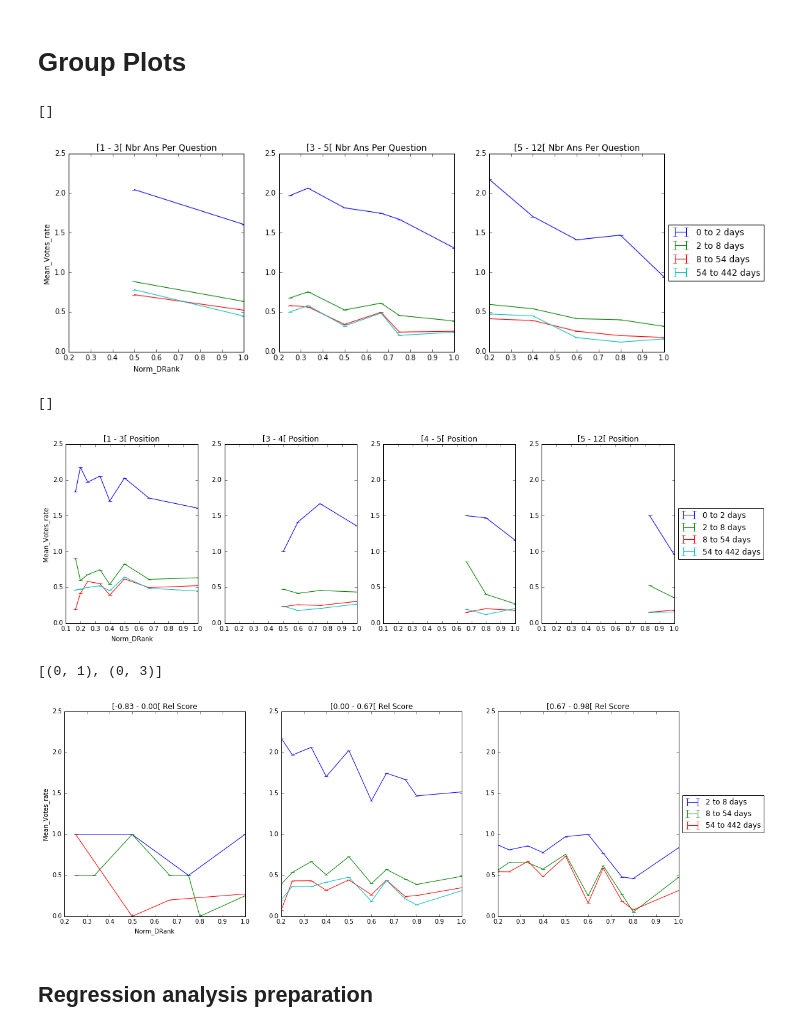
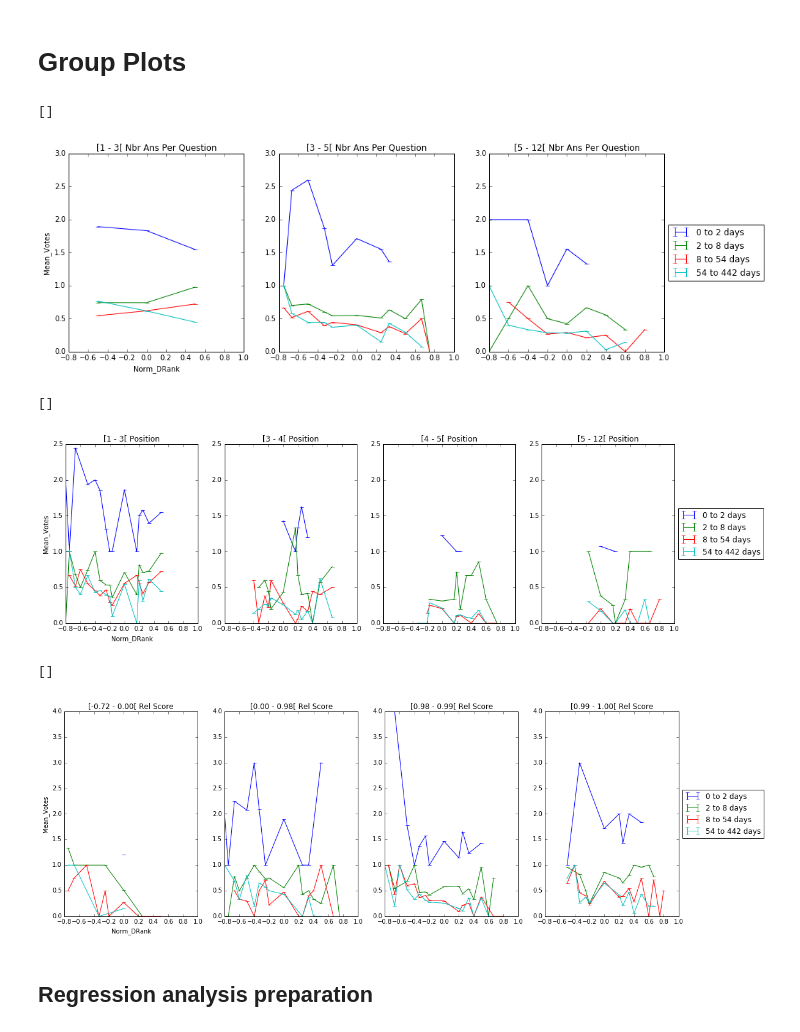
Before and after one commit to JoelDan192/Predictive-model-for-the-voting-system-in-SE-network, a Jupyter notebook: results/Dataset_groups.ipynb, the cells around one changed output. Drawn from its saved outputs; the diff is of its cells as text; code cells hidden in the pictures.

Commit message:
ReScore includes prior quality. Qnnet generation is no longer missing a vote

```diff
--- a/results/Dataset_groups.ipynb
+++ b/results/Dataset_groups.ipynb
@@ -297,18 +297,18 @@ def reverse_groups(groups,unit='days'):
 # %%
 from functools import partial
 
-age_intervals = get_intervals('Age_vot',[0,.25,.5,.65,.8,.9,1.0])
+age_intervals = get_intervals('Age',[0,.25,.5,.65,.8,.9,1.0])
 pos_intervals = get_intervals('AnsRank',[0,.75,.85,.95,1.0])
 rscore_intervals = get_intervals('ReScore',[0,.1,.5,.75,1.0])
 anscount_intervals = get_intervals('Ans_count',[0,.5,.6,.8,1.0])
 # %%
-votes['Age_vot_group'] = votes['Age_vot'].apply(partial(get_group,age_intervals))
+votes['Age_group'] = votes['Age'].apply(partial(get_group,age_intervals))
 votes['AnsRank_group'] = votes['AnsRank'].apply(partial(get_group,pos_intervals))
 votes['ReScore_group'] = votes['ReScore'].apply(partial(get_group,rscore_intervals))
 votes['Ans_count_group'] = votes['Ans_count'].apply(partial(get_group,anscount_intervals))
 # %%
 ReverseGroups = {}
-ReverseGroups['Age_vot_group'] = reverse_groups(age_intervals)
+ReverseGroups['Age_group'] = reverse_groups(age_intervals)
 ReverseGroups['AnsRank_group'] = reverse_groups(pos_intervals,unit='Position')
 ReverseGroups['ReScore_group'] = reverse_groups(rscore_intervals,unit='Rel Score')
 ReverseGroups['Ans_count_group'] = reverse_groups(anscount_intervals,unit='Nbr Ans Per Question')
@@ -358,7 +359,7 @@ def plot_by(filtered_df,row_att_n, col_att_n,xpred_n,ypred_n,xfsize,yfsize,verbo
     row_group_name = row_att_n+'_group'
     col_group_name = col_att_n+'_group'
 
-    groups = filtered_df.sort_values(by=['Age_vot']).groupby([row_group_name,col_group_name])
+    groups = filtered_df.sort_values(by=['Age']).groupby([row_group_name,col_group_name])
 
     n_rows,n_cols = len(filtered_df[row_group_name].unique()),len(filtered_df[col_group_name].unique())
     sort_rows = {e:i for i,e in enumerate(filtered_df[row_group_name].sort_values().unique())}
@@ -395,7 +396,7 @@ def plot_by(filtered_df,row_att_n, col_att_n,xpred_n,ypred_n,xfsize,yfsize,verbo
             ax.legend(loc='center left',bbox_to_anchor=(1, .5))
 
         if col_g==1:
-            plt.ylabel('Mean_%s_rate'%ypred_n)
+            plt.ylabel('Mean_%s'%ypred_n)
             plt.xlabel(xpred_n)
 
         if rw_g==0:
@@ -412,29 +413,29 @@ nb_ans = 5
 nb_age_groups = 4
 data = votes[(votes.Ans_count>1) &(votes.Age_vot_group<=4)]
 data = data[(data['Ans_count']<=nb_ans)&(data['Age_vot_group']<=nb_age_groups-1)]
-plot_by(data,'Age_vot','Ans_count','Norm_DRank','Votes',15,5,errbars=False)
+plot_by(data,'Age','Ans_count','Norm_DRank','Votes',15,5,errbars=False)
 # %% [output]
 []
-[figure, old version]
+[figure, new version]
 # %%
 nb_ans = 6
 nb_age_groups = 4
 data = votes[(votes.Ans_count>1)]#&(votes.Age_vot_group==3)]
 data = data[(data['Ans_count']<=nb_ans)&(data['Age_vot_group']<=nb_age_groups-1)]
-plot_by(data,'Age_vot','AnsRank','Norm_DRank','Votes',17,5,errbars=False)
+plot_by(data,'Age','AnsRank','Norm_DRank','Votes',17,5,errbars=False)
 # %% [output]
 []
-[figure, old version]
+[figure, new version]
 # %%
 nb_ans = 5
 nb_age_groups = 4
 
 data = votes[(votes.Ans_count>1)]
 dato = data[(data['Ans_count']<=nb_ans)&(data['Age_vot_group']<=nb_age_groups-1)]
 
-plot_by(dato,'Age_vot','ReScore','Norm_DRank','Votes', 18, 6, errbars=False)
+plot_by(dato,'Age','ReScore','Norm_DRank','Votes', 18, 6, errbars=False)
 # %% [output]
-[(0, 1), (0, 3)]
+[]
-[figure, old version]
+[figure, new version]
 # %% [markdown]
 ## Regression analysis preparation
```
Also changed, not shown: parts of 55 cells of this notebook, 43 other files.
